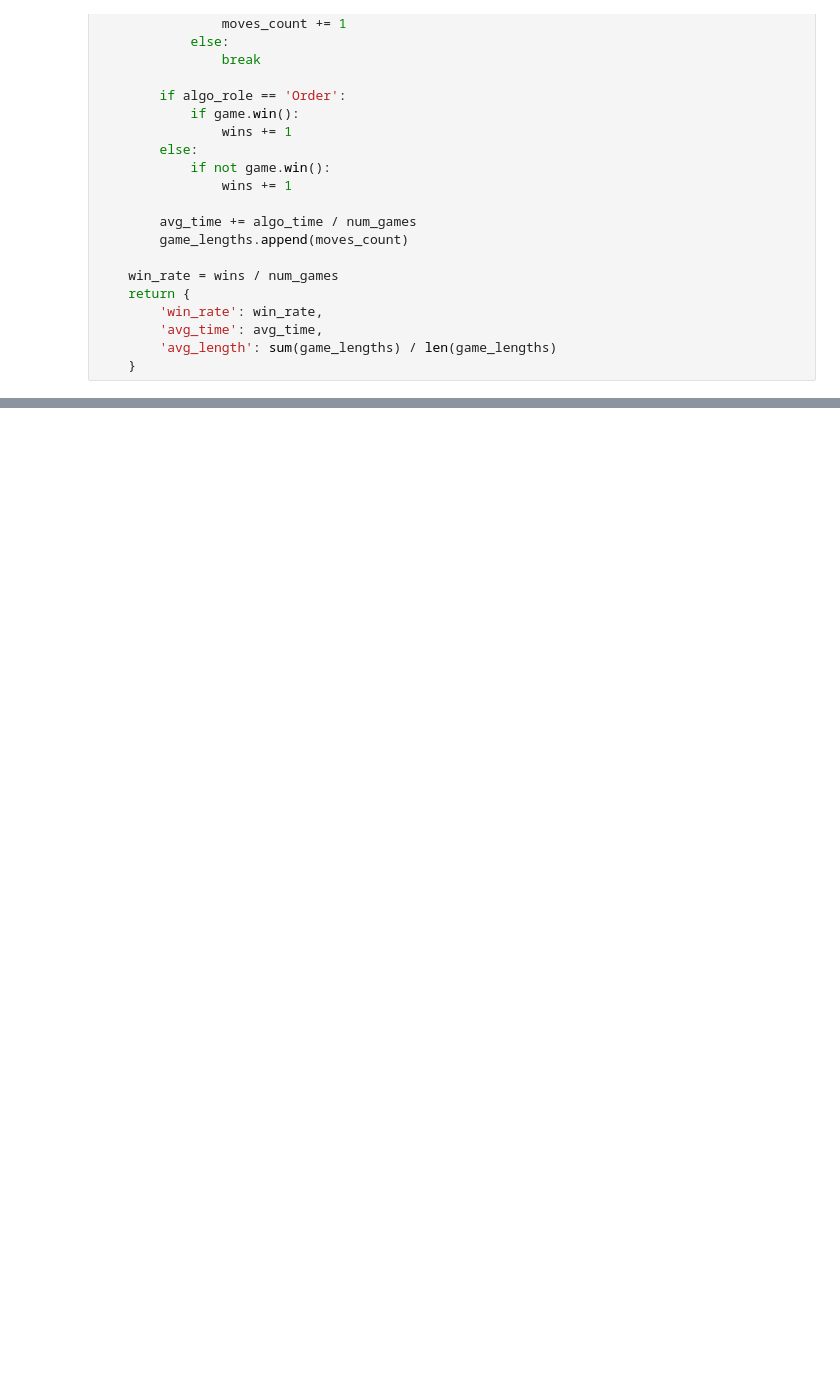
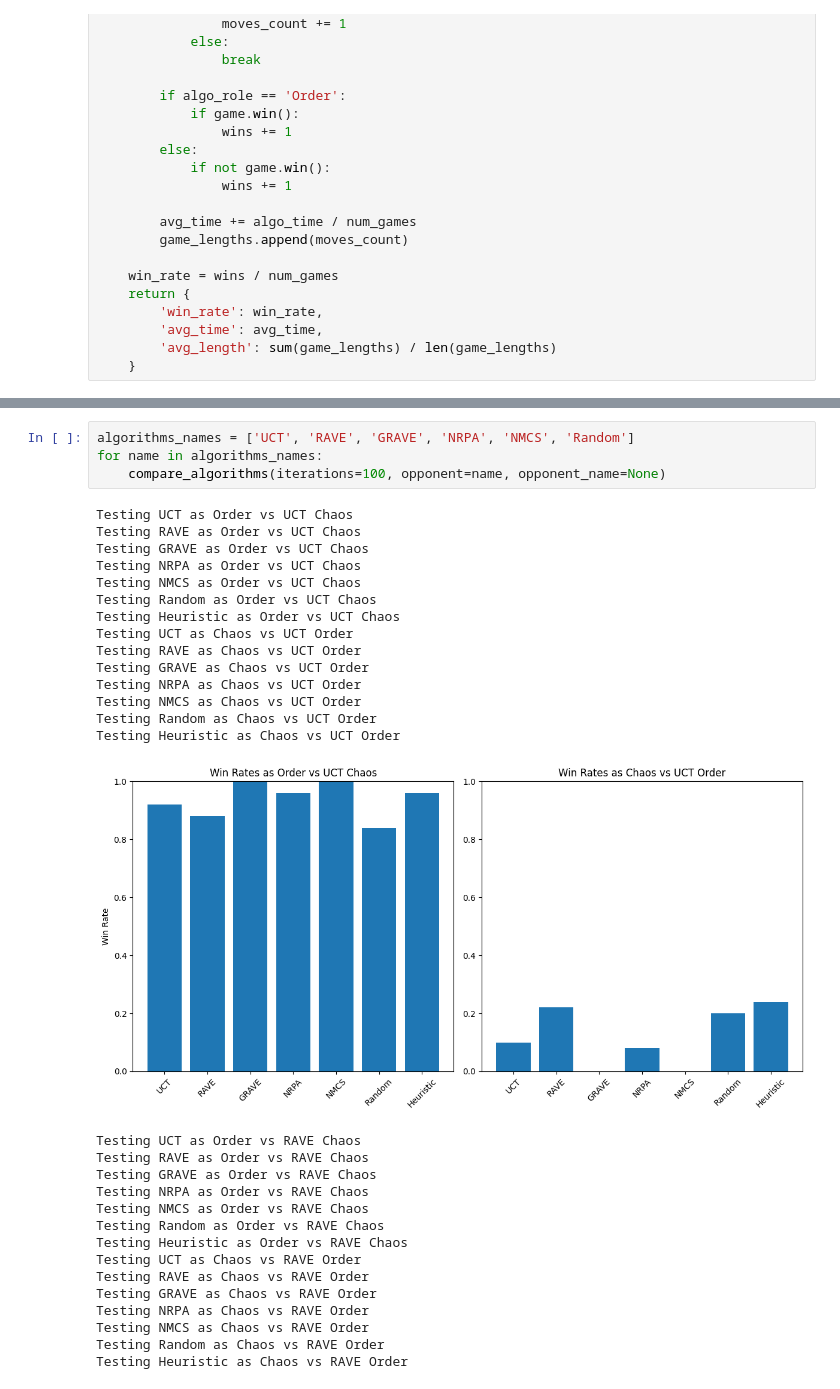
Before and after one commit to Ryus123/MCTS_project, a Jupyter notebook: MCTS_for_Order_and_Chaos.ipynb, the cells around one changed output, grey strips where cells are left out. Cells and saved outputs as stored; diff of their text form; blank space fills up the shorter version.

```diff
--- a/MCTS_for_Order_and_Chaos.ipynb
+++ b/MCTS_for_Order_and_Chaos.ipynb
@@ -980,0 +1021,34 @@ Testing Heuristic as Chaos vs Random Order
+# %%
+algorithms_names = ['UCT', 'RAVE', 'GRAVE', 'NRPA', 'NMCS', 'Random']
+for name in algorithms_names:
+    compare_algorithms(iterations=100, opponent=name, opponent_name=None)
+# %% [output]
+Testing UCT as Order vs UCT Chaos
+Testing RAVE as Order vs UCT Chaos
+Testing GRAVE as Order vs UCT Chaos
+Testing NRPA as Order vs UCT Chaos
+Testing NMCS as Order vs UCT Chaos
+Testing Random as Order vs UCT Chaos
+Testing Heuristic as Order vs UCT Chaos
+Testing UCT as Chaos vs UCT Order
+Testing RAVE as Chaos vs UCT Order
+Testing GRAVE as Chaos vs UCT Order
+Testing NRPA as Chaos vs UCT Order
+Testing NMCS as Chaos vs UCT Order
+Testing Random as Chaos vs UCT Order
+Testing Heuristic as Chaos vs UCT Order
+[figure, added]
+Testing UCT as Order vs RAVE Chaos
+Testing RAVE as Order vs RAVE Chaos
+Testing GRAVE as Order vs RAVE Chaos
+Testing NRPA as Order vs RAVE Chaos
+Testing NMCS as Order vs RAVE Chaos
+Testing Random as Order vs RAVE Chaos
+Testing Heuristic as Order vs RAVE Chaos
+Testing UCT as Chaos vs RAVE Order
+Testing RAVE as Chaos vs RAVE Order
+Testing GRAVE as Chaos vs RAVE Order
+Testing NRPA as Chaos vs RAVE Order
+Testing NMCS as Chaos vs RAVE Order
+Testing Random as Chaos vs RAVE Order
+Testing Heuristic as Chaos vs RAVE Order
```
Also changed, not shown: parts of 6 cells of this notebook, 8 other files.
